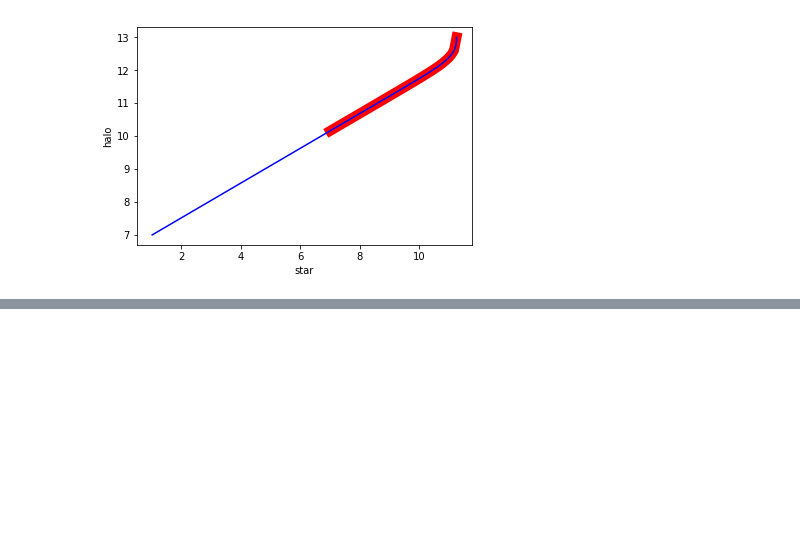
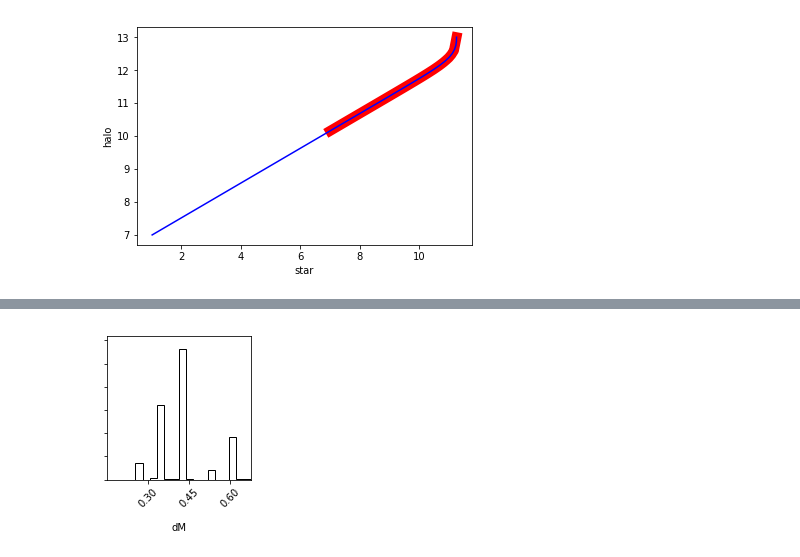
Before and after one commit to megantillman/get_QLF, a Jupyter notebook: get_QLF_notebook.ipynb, the cells around one changed output, grey strips where cells are left out. Drawn from its saved outputs; the diff is of its cells as text; code cells hidden in the pictures; blank space fills up the shorter version.

```diff
--- a/get_QLF_notebook.ipynb
+++ b/get_QLF_notebook.ipynb
@@ -177,0 +300,6 @@ print(max_halo)
+# %%
+samples = sampler.chain[:,:,:].reshape((-1, ndim))
+fig = corner.corner(samples, labels = ['dM'])
+mcmcdM = np.mean(samples[:,0])
+# %% [output]
+[figure, added]
```
Also changed, not shown: parts of 10 cells of this notebook.
